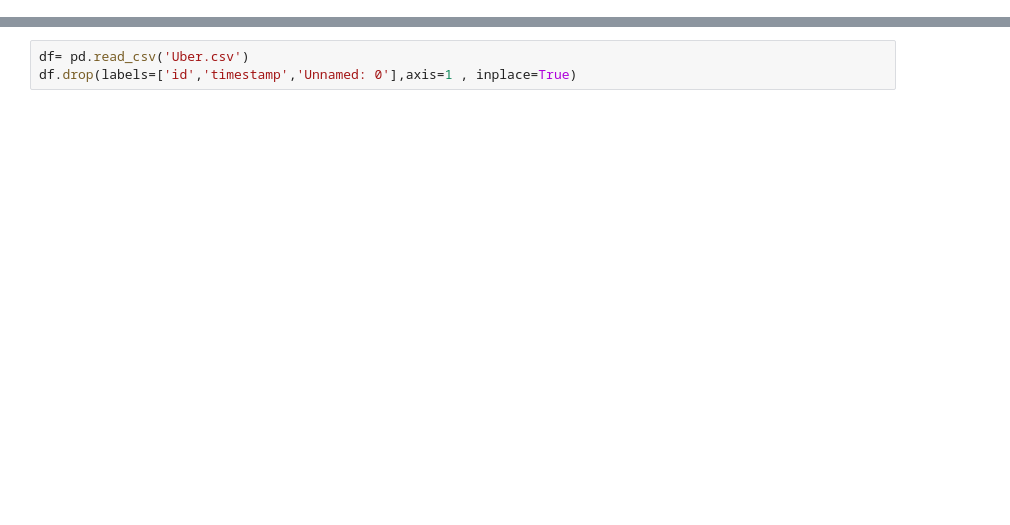
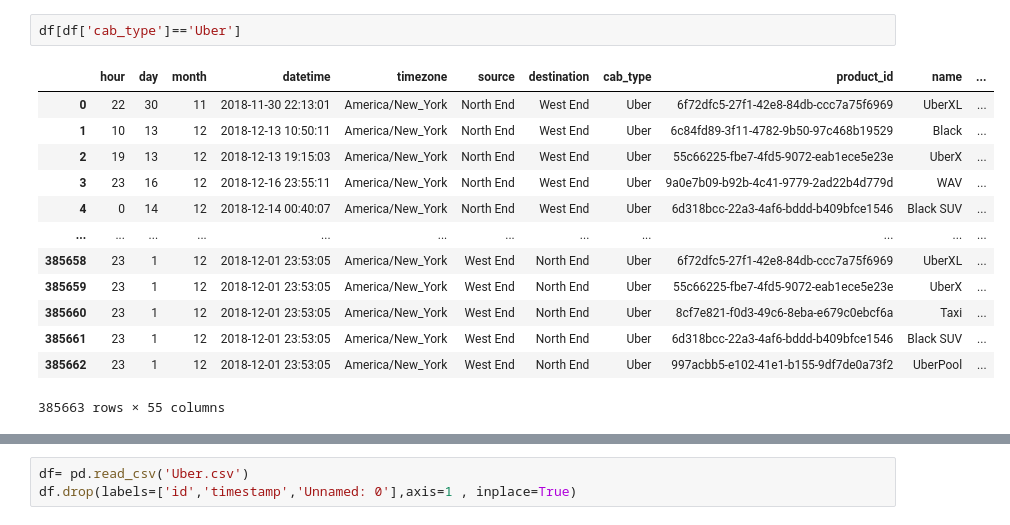
Before and after one commit to deftydev/Placement-Assigment_Devansh-Gupta, a Jupyter notebook: ML_ANSWER_5_EDA.ipynb, the cells around one changed output, grey strips where cells are left out. Drawn from its saved outputs; the diff is of its cells as text; blank space fills up the shorter version.

```diff
--- a/ML_ANSWER_5_EDA.ipynb
+++ b/ML_ANSWER_5_EDA.ipynb
@@ -7,0 +64,16 @@ import matplotlib.pyplot as plt
+# %%
+df[df['cab_type']=='Uber']
+# %% [output]
+|  | hour | day | month | datetime | timezone | source | destination | cab_type | product_id | name | ... |
+| 0 | 22 | 30 | 11 | 2018-11-30 22:13:01 | America/New_York | North End | West End | Uber | 6f72dfc5-27f1-42e8-84db-ccc7a75f6969 | UberXL | ... |
+| 1 | 10 | 13 | 12 | 2018-12-13 10:50:11 | America/New_York | North End | West End | Uber | 6c84fd89-3f11-4782-9b50-97c468b19529 | Black | ... |
+| 2 | 19 | 13 | 12 | 2018-12-13 19:15:03 | America/New_York | North End | West End | Uber | 55c66225-fbe7-4fd5-9072-eab1ece5e23e | UberX | ... |
+| 3 | 23 | 16 | 12 | 2018-12-16 23:55:11 | America/New_York | North End | West End | Uber | 9a0e7b09-b92b-4c41-9779-2ad22b4d779d | WAV | ... |
+| 4 | 0 | 14 | 12 | 2018-12-14 00:40:07 | America/New_York | North End | West End | Uber | 6d318bcc-22a3-4af6-bddd-b409bfce1546 | Black SUV | ... |
+| ... | ... | ... | ... | ... | ... | ... | ... | ... | ... | ... | ... |
+| 385658 | 23 | 1 | 12 | 2018-12-01 23:53:05 | America/New_York | West End | North End | Uber | 6f72dfc5-27f1-42e8-84db-ccc7a75f6969 | UberXL | ... |
+| 385659 | 23 | 1 | 12 | 2018-12-01 23:53:05 | America/New_York | West End | North End | Uber | 55c66225-fbe7-4fd5-9072-eab1ece5e23e | UberX | ... |
+| 385660 | 23 | 1 | 12 | 2018-12-01 23:53:05 | America/New_York | West End | North End | Uber | 8cf7e821-f0d3-49c6-8eba-e679c0ebcf6a | Taxi | ... |
+| 385661 | 23 | 1 | 12 | 2018-12-01 23:53:05 | America/New_York | West End | North End | Uber | 6d318bcc-22a3-4af6-bddd-b409bfce1546 | Black SUV | ... |
+| 385662 | 23 | 1 | 12 | 2018-12-01 23:53:05 | America/New_York | West End | North End | Uber | 997acbb5-e102-41e1-b155-9df7de0a73f2 | UberPool | ... |
+385663 rows × 55 columns
```
Also changed, not shown: parts of 78 cells of this notebook, 1 other file.
